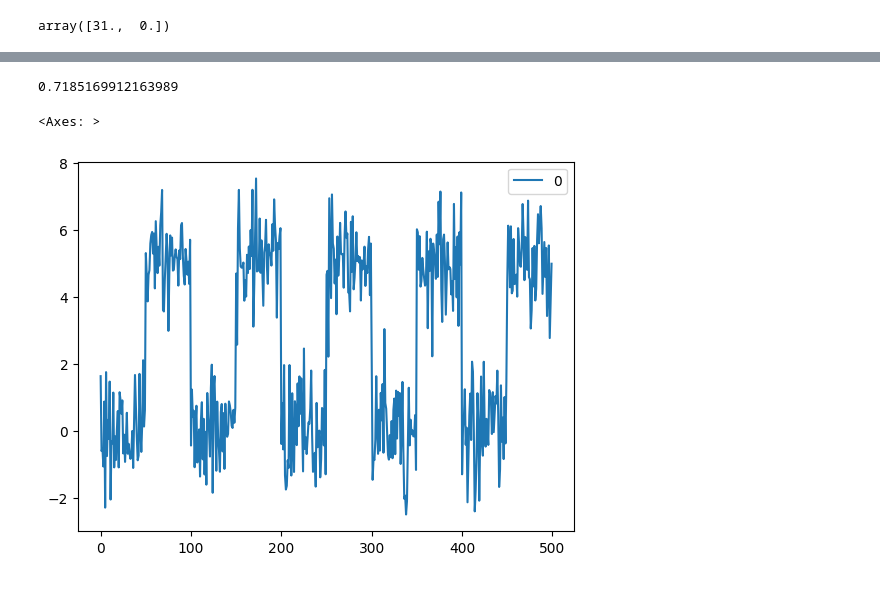
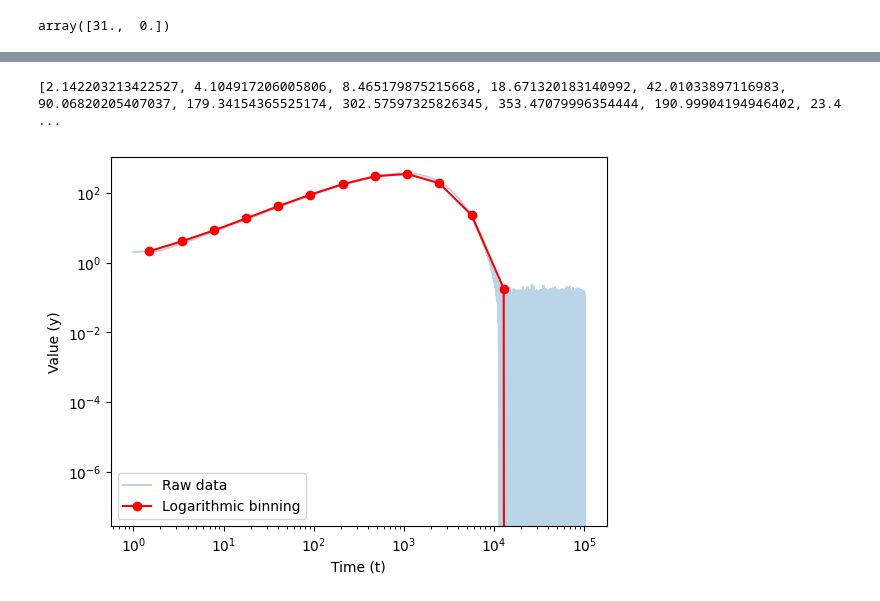
Before and after one commit to vdiflorio/1Dchain, a Jupyter notebook: hist.ipynb, the cells around one changed output, grey strips where cells are left out. Cells and saved outputs as stored; diff of their text form; code cells hidden in the pictures.

```diff
--- a/hist.ipynb
+++ b/hist.ipynb
@@ -461,9 +584,24 @@ Intercept: -0.0003 ± 0.0003
-# %%
-0.44*np.sqrt(8/3)
-# %% [output]
-0.7185169912163989
-# %%
-df.plot()
-# %% [output]
-<Axes: >
-[figure, removed]
+# %%
+import numpy as np
+import matplotlib.pyplot as plt
+
+# Example data
+t = np.linspace(1, 100000, 100000)
+y = (t*np.exp(-t/1000)+t**-1.5 + np.random.normal(0, 0.05, len(t)))  # Add some noise
+
+# Logarithmic binning
+bins = np.logspace(np.log10(min(t)), np.log10(max(t)), num=15)
+bin_centers = np.sqrt(bins[:-1] * bins[1:])
+binned_y = [np.mean(y[(t >= bins[i]) & (t < bins[i+1])]) for i in range(len(bins) - 1)]
+
+print(binned_y)
+# Plot
+plt.loglog(t, y, alpha=0.3, label="Raw data")
+plt.loglog(bin_centers, binned_y, marker='o', label="Logarithmic binning", color="red")
+plt.xlabel("Time (t)")
+plt.ylabel("Value (y)")
+plt.legend()
+plt.show()
+# %% [output]
+[2.142203213422527, 4.104917206005806, 8.465179875215668, 18.671320183140992, 42.01033897116983, 90.06820205407037, 179.34154365525174, 302.57597325826345, 353.47079996354444, 190.99904194946402, 23.4 ...
+[figure, added]
```
Also changed, not shown: parts of 2 cells of this notebook, 2 other files.
